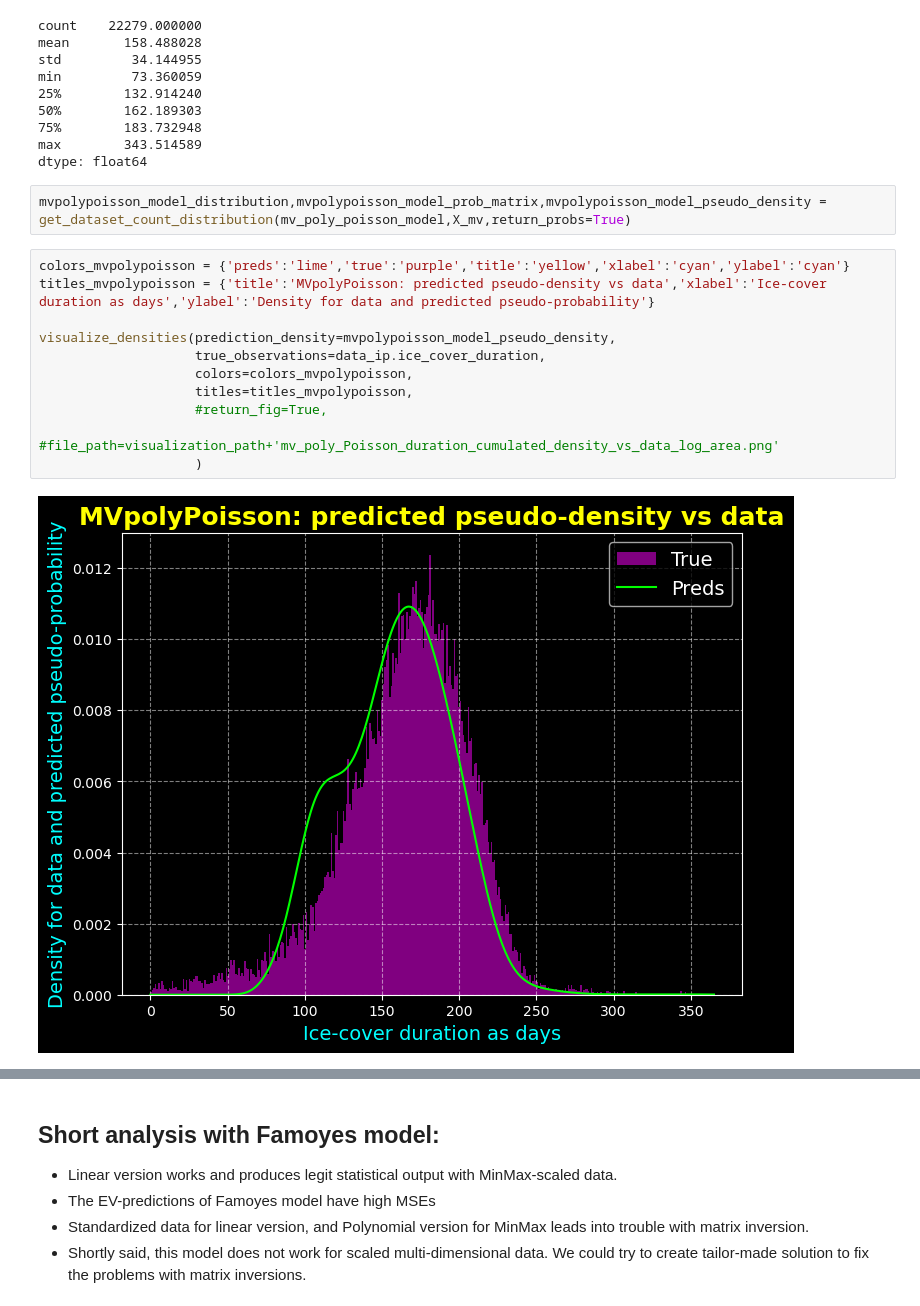
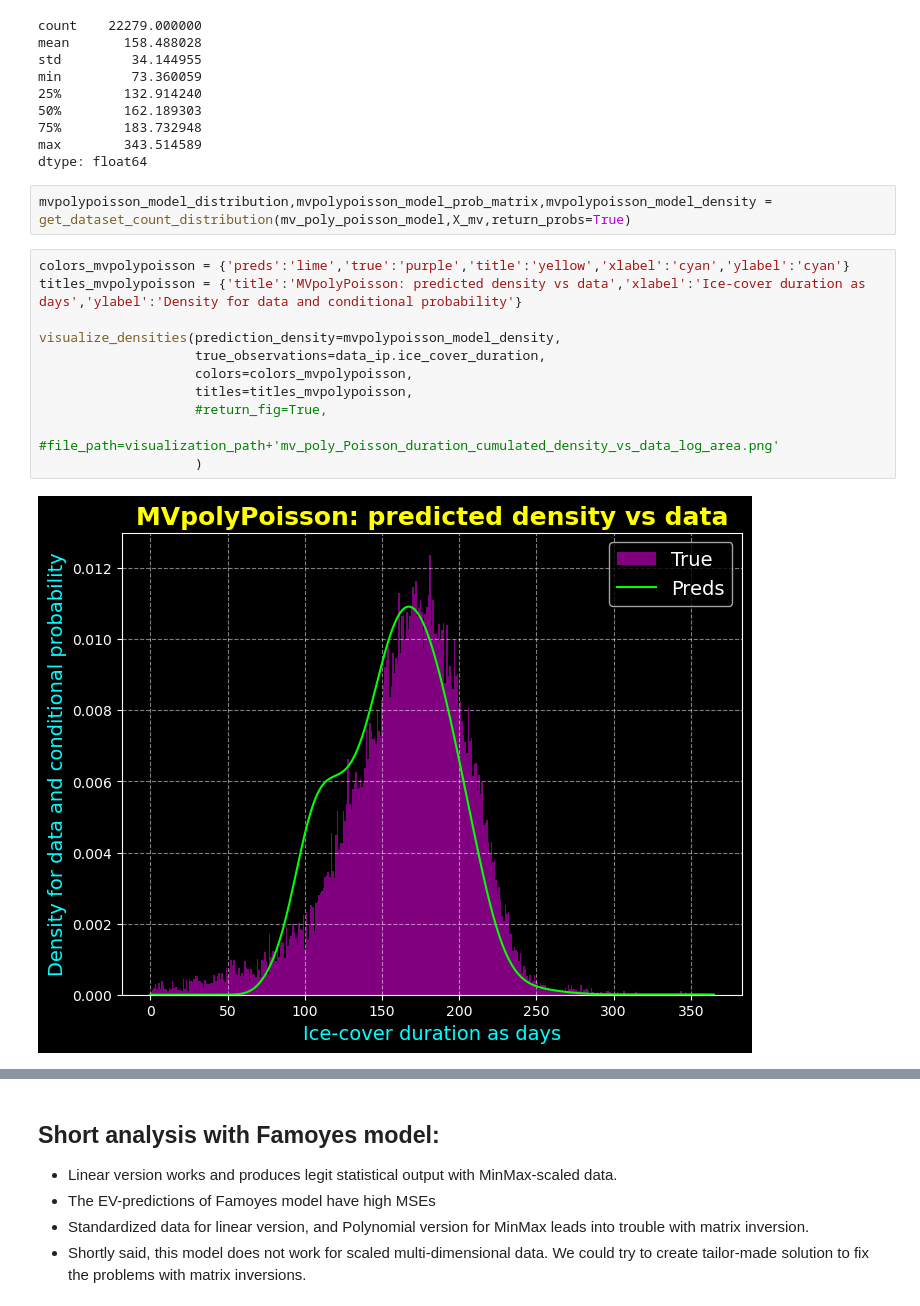
Before and after one commit to Eruveoo/Ice_cover_duration_project, a Jupyter notebook: ice_cover_day_counts/regression_analysis_for_counts/day_count_analysis_wide_github.ipynb, the cells around one changed output, grey strips where cells are left out. Cells and saved outputs as stored; diff of their text form.

```diff
--- a/ice_cover_day_counts/regression_analysis_for_counts/day_count_analysis_wide_github.ipynb
+++ b/ice_cover_day_counts/regression_analysis_for_counts/day_count_analysis_wide_github.ipynb
@@ -805,20 +831,20 @@ min         73.360059
 max        343.514589
 dtype: float64
 # %%
-mvpolypoisson_model_distribution,mvpolypoisson_model_prob_matrix,mvpolypoisson_model_pseudo_density = get_dataset_count_distribution(mv_poly_poisson_model,X_mv,return_probs=True)
+mvpolypoisson_model_distribution,mvpolypoisson_model_prob_matrix,mvpolypoisson_model_density = get_dataset_count_distribution(mv_poly_poisson_model,X_mv,return_probs=True)
 # %%
 colors_mvpolypoisson = {'preds':'lime','true':'purple','title':'yellow','xlabel':'cyan','ylabel':'cyan'}
-titles_mvpolypoisson = {'title':'MVpolyPoisson: predicted pseudo-density vs data','xlabel':'Ice-cover duration as days','ylabel':'Density for data and predicted pseudo-probability'}
+titles_mvpolypoisson = {'title':'MVpolyPoisson: predicted density vs data','xlabel':'Ice-cover duration as days','ylabel':'Density for data and conditional probability'}
 
-visualize_densities(prediction_density=mvpolypoisson_model_pseudo_density,
+visualize_densities(prediction_density=mvpolypoisson_model_density,
                     true_observations=data_ip.ice_cover_duration,
                     colors=colors_mvpolypoisson,
                     titles=titles_mvpolypoisson,
                     #return_fig=True,
                     #file_path=visualization_path+'mv_poly_Poisson_duration_cumulated_density_vs_data_log_area.png'
                     )
 # %% [output]
-[figure, old version]
+[figure, new version]
 # %%
 density_path_mvpolypoisson = visualization_path+'mv_poly_Poisson_duration_cumulated_density_vs_data_log_area.png'
 ev_path_mvpolypoisson = visualization_path+'mv_poly_Poisson_EV_preds_vs_true_log_area.png'
```
Also changed, not shown: parts of 35 cells of this notebook, 1 other file.
